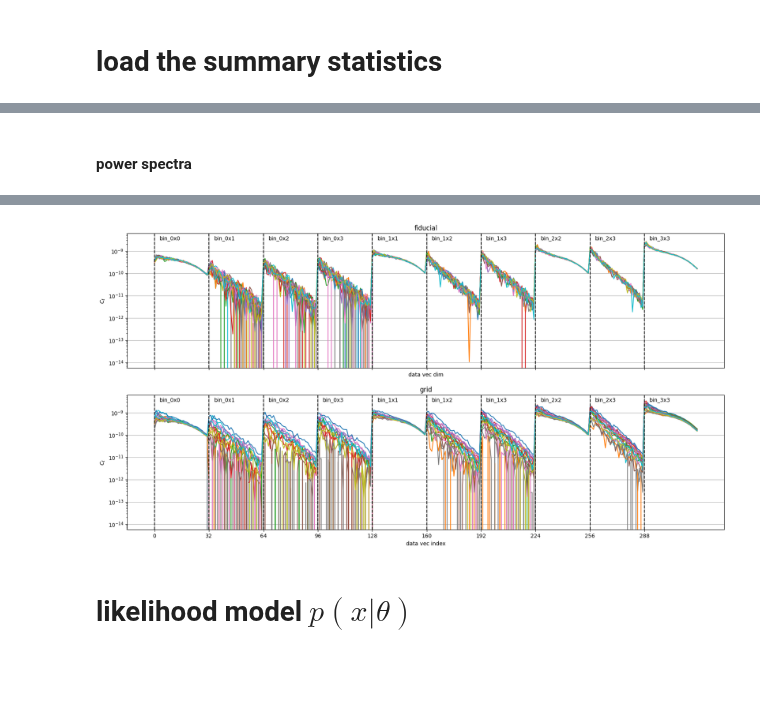
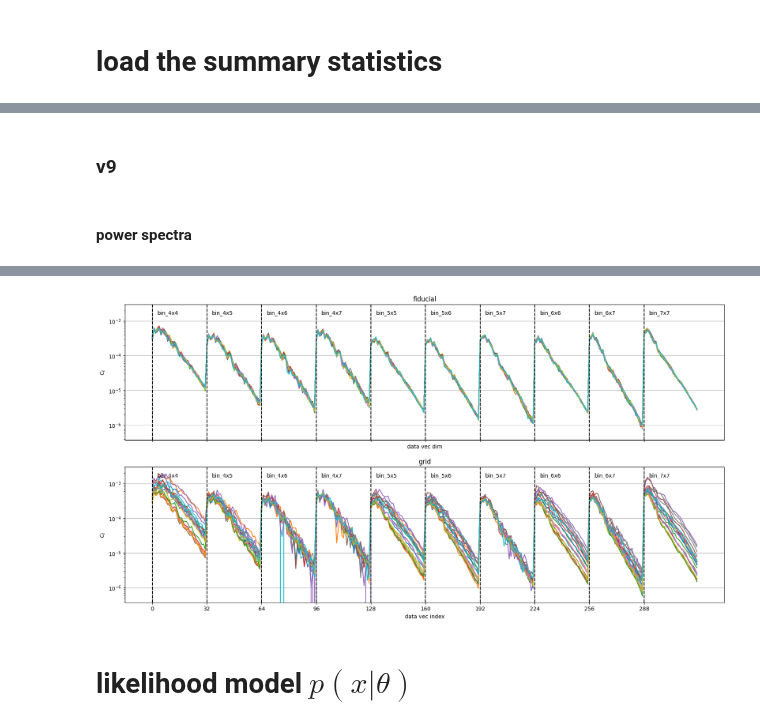
Before and after one commit to des-science/multiprobe-simulation-inference, a Jupyter notebook: notebooks/flow_conductor_human.ipynb, the cells around one changed output, grey strips where cells are left out. Cells and saved outputs as stored; diff of their text form; code cells hidden in the pictures; blank space fills up the shorter version.

```diff
--- a/notebooks/flow_conductor_human.ipynb
+++ b/notebooks/flow_conductor_human.ipynb
@@ -42,10 +38,10 @@ with_cross_probe = False
 # %%
-# # clustering only
-# params = ["Om", "s8", "w0", "bg", "n_bg"]
-# with_lensing = False
-# with_clustering = True
-# with_cross_z = True
-# with_cross_probe = False
+# clustering only
+params = ["Om", "s8", "w0", "bg", "n_bg"]
+with_lensing = False
+with_clustering = True
+with_cross_z = True
+with_cross_probe = False
 # %%
 # # combined probes
 # params = ["Om", "s8", "w0", "Aia", "n_Aia", "bg", "n_bg"]
@@ -116,10 +170,40 @@ label = f"lensing={with_lensing},clustering={with_clustering},cross_z={with_cros
+# %% [markdown]
+### v9
+# %%
+# smooth differently
+conf = files.load_config("/global/homes/a/athomsen/multiprobe-simulation-forward-model/configs/v9/linear_bias.yaml")
+
+base_dir = "/pscratch/sd/a/athomsen/v11desy3/v9/linear_bias"
+out_dir = "/pscratch/sd/a/athomsen/run_files/v9"
+# %%
+apply_log = False
+
+standardize = False
+# standardize = True
+
+pca_components = 32
+# pca_components = 16
+
+# power spectrum scale cuts (in ell)
+n_bins = 33
+l_mins = 8 * [30]
+# l_mins = 8 * [0]
+
+def angle_to_ell(angles):
+    return list(scales.angle_to_ell(np.array(angles), arcmin=True))
+
+# 6 Mpc/h
+mpc_fwhm = "6+16"
+l_maxs = angle_to_ell([22.1, 15.1, 11.2, 9.4] + [65.1, 44.5, 34.1, 28.5])
+
+label = f"lensing={with_lensing},clustering={with_clustering},cross_z={with_cross_z},cross_probe={with_cross_probe},pca={pca_components},fwhm={mpc_fwhm},standard={standardize}"
 # %% [markdown]
 #### power spectra
 # %%
 summary = "cls"
 # summary = "peaks"
 
-fidu_summs, grid_summs, grid_cosmos, file_dict = preprocessing.get_reshaped_human_summaries(
+fidu_summs, grid_summs, grid_cosmos, grid_i_sobols, file_dict, scaler, pca = preprocessing.get_reshaped_human_summaries(
     base_dir,
     summary,
     # file
@@ -137,11 +221,12 @@ fidu_summs, grid_summs, grid_cosmos, file_dict = preprocessing.get_reshaped_huma
     l_mins=l_mins,
     l_maxs=l_maxs,
     n_bins=n_bins,
+    # only_keep_bins=keep_bins,
     # peaks: scales
     scale_indices=None,
     # additional preprocessing
+    apply_log=apply_log,
     standardize=standardize,
-    apply_log=False,
     pca_components=pca_components,
 )
 
@@ -168,4 +253,4 @@ os.makedirs(out_dir, exist_ok=True)
-[figure, old version]
+[figure, new version]
 # %% [markdown]
 # likelihood model $p(x|\theta)$
 # %% [markdown]
```
Also changed, not shown: parts of 30 cells of this notebook, 5 other files.
